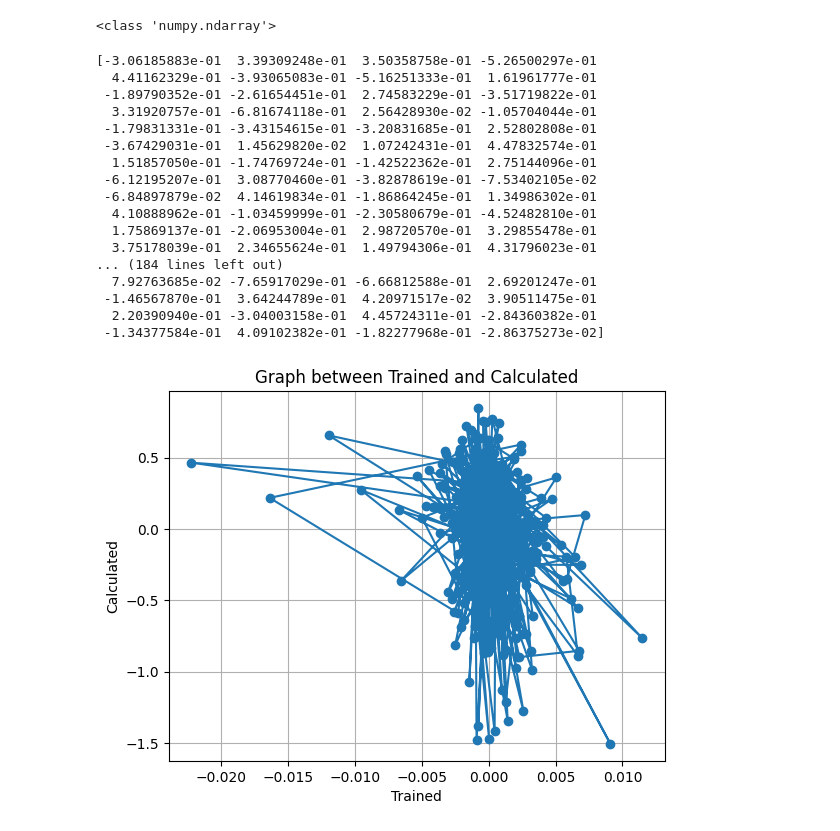
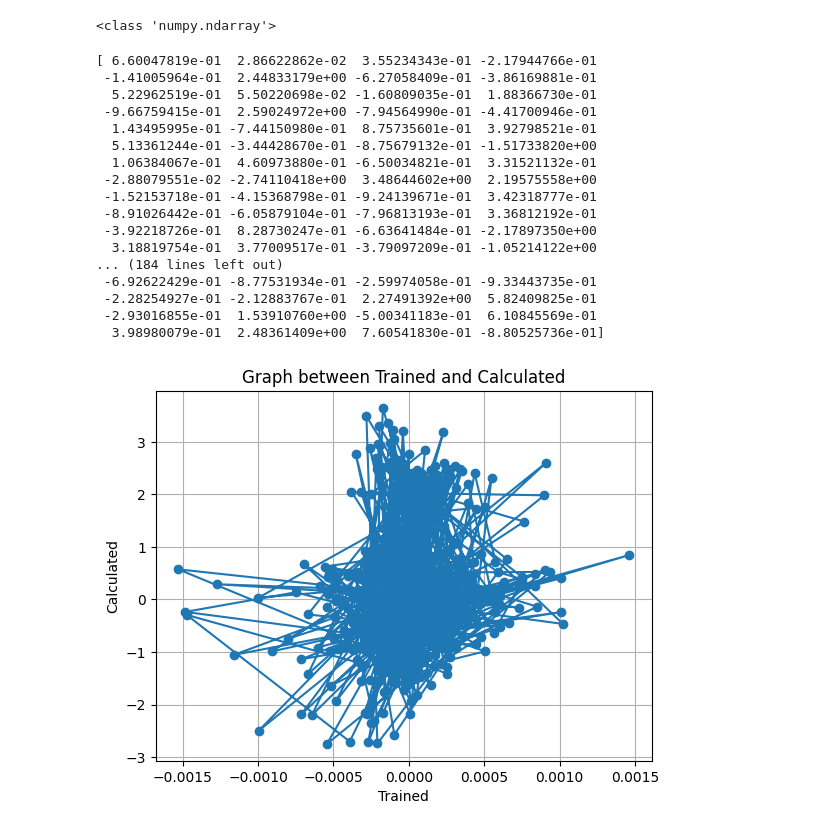
Before and after one commit to ekta0596/DataAcquisition-valuation, a Jupyter notebook: FirstOrderInfluenceWOTrain.ipynb, the cells around one changed output. Saved outputs shown, nothing was run; the diff lists cells and outputs as text; code cells hidden in the pictures.

```diff
--- a/FirstOrderInfluenceWOTrain.ipynb
+++ b/FirstOrderInfluenceWOTrain.ipynb
@@ -110,25 +110,25 @@ def demographic_parity(x_train_temp, y_train_temp, x_test_temp):
     logistic_model.fit(x_train_temp, y_train_temp)
 
     y_pred_proba_temp = logistic_model.predict_proba(x_test_scalar_temp)
-    print(y_pred_proba_temp.shape)
-    print(y_pred_proba_temp)
+    # print(y_pred_proba_temp.shape)
+    # print(y_pred_proba_temp[0:10])
 
     privileged_gp_indices = x_test_temp[x_test_temp['age'] == 1].index
     protected_gp_indices = x_test_temp[x_test_temp['age'] == 0].index
     # y_pred_proba returns an array, how do we know whether that is for the positive label or negative label.
     # assuming it gives us the probability of the positive class
 
+    sum_pri = 0
+    count_pri = 0
     for x in range(len(privileged_gp_indices)):
-        sum_pri = 0
-        count_pri = 0
         # if y_pred_proba_temp[x] > 0.5:
         sum_pri += y_pred_proba_temp[x]
         count_pri += 1
     privileged_positive_pred = sum_pri/count_pri
 
+    sum_pro = 0
+    count_pro = 0
     for x in range(len(protected_gp_indices)):
-        sum_pro = 0
-        count_pro = 0
         # if y_pred_proba_temp[x] > 0.5:
         sum_pro += y_pred_proba_temp[x]
         count_pro += 1
@@ -137,6 +137,6 @@ def demographic_parity(x_train_temp, y_train_temp, x_test_temp):
     # privileged_positive_pred = y_pred_proba[privileged_gp_indices, 1][y_pred_proba[privileged_gp_indices, 1] > 0.5].mean()
     # protected_positive_pred = y_pred_proba[protected_gp_indices, 1][y_pred_proba[protected_gp_indices, 1] > 0.5].mean()
 
-    return privileged_positive_pred - protected_positive_pred
+    return  protected_positive_pred - privileged_positive_pred
 # %%
 dp_ori = demographic_parity(x_train, y_train, x_test)
@@ -162,14 +144,14 @@ dp_ori = demographic_parity(x_train, y_train, x_test)
 # find the influence of each data point in X-train by retraining the model, now we have the actual dp and we need fined the delta for different points for demo parity
 # results are calculated and stored in a file, hence commented to save the train time for 800 iterations
 
-# x_train_a = np.copy(x_train)
-# y_train_a = np.copy(y_train)
+x_train_a = np.copy(x_train)
+y_train_a = np.copy(y_train)
 
-# result = []
+result = []
 
-# for i in range(len(x_train)):
-#     x_train_new = np.append(x_train_a, [x_train[i]], axis=0)
-#     y_train_new = np.append(y_train_a, [y_train[i]])
-#     result.append(demographic_parity(x_train_new, y_train_new, x_test) - dp_ori)
+for i in range(len(x_train)):
+    x_train_new = np.append(x_train_a, [x_train[i]], axis=0)
+    y_train_new = np.append(y_train_a, [y_train[i]])
+    result.append(demographic_parity(x_train_new, y_train_new, x_test) - dp_ori)
 
-# print(result)
+print(result)
@@ -180,7 +164,7 @@ clf = eval('LogisticRegression')(input_size=x_train.shape[-1])
 if isinstance(clf, LogisticRegression):
     loss_func = logistic_loss_torch
 # %%
-del_F_del_theta = del_predictive_parity_del_theta(clf, x_test_orig, x_test_scalar, y_test)
+del_F_del_theta = del_spd_del_theta(clf, x_test_orig, x_test_scalar, y_test)
 print(del_F_del_theta.shape)
 print(type(del_F_del_theta))
 # %% [output]
@@ -227,34 +211,34 @@ print(type(inf))
 # %%
 print(inf)
 # %% [output]
-[-3.06185883e-01  3.39309248e-01  3.50358758e-01 -5.26500297e-01
-  4.41162329e-01 -3.93065083e-01 -5.16251333e-01  1.61961777e-01
- -1.89790352e-01 -2.61654451e-01  2.74583229e-01 -3.51719822e-01
-  3.31920757e-01 -6.81674118e-01  2.56428930e-02 -1.05704044e-01
- -1.79831331e-01 -3.43154615e-01 -3.20831685e-01  2.52802808e-01
- -3.67429031e-01  1.45629820e-02  1.07242431e-01  4.47832574e-01
-  1.51857050e-01 -1.74769724e-01 -1.42522362e-01  2.75144096e-01
- -6.12195207e-01  3.08770460e-01 -3.82878619e-01 -7.53402105e-02
- -6.84897879e-02  4.14619834e-01 -1.86864245e-01  1.34986302e-01
-  4.10888962e-01 -1.03459999e-01 -2.30580679e-01 -4.52482810e-01
-  1.75869137e-01 -2.06953004e-01  2.98720570e-01  3.29855478e-01
-  3.75178039e-01  2.34655624e-01  1.49794306e-01  4.31796023e-01
+[ 6.60047819e-01  2.86622862e-02  3.55234343e-01 -2.17944766e-01
+ -1.41005964e-01  2.44833179e+00 -6.27058409e-01 -3.86169881e-01
+  5.22962519e-01  5.50220698e-02 -1.60809035e-01  1.88366730e-01
+ -9.66759415e-01  2.59024972e+00 -7.94564990e-01 -4.41700946e-01
+  1.43495995e-01 -7.44150980e-01  8.75735601e-01  3.92798521e-01
+  5.13361244e-01 -3.44428670e-01 -8.75679132e-01 -1.51733820e+00
+  1.06384067e-01  4.60973880e-01 -6.50034821e-01  3.31521132e-01
+ -2.88079551e-02 -2.74110418e+00  3.48644602e+00  2.19575558e+00
+ -1.52153718e-01 -4.15368798e-01 -9.24139671e-01  3.42318777e-01
+ -8.91026442e-01 -6.05879104e-01 -7.96813193e-01  3.36812192e-01
+ -3.92218726e-01  8.28730247e-01 -6.63641484e-01 -2.17897350e+00
+  3.18819754e-01  3.77009517e-01 -3.79097209e-01 -1.05214122e+00
 ... (184 lines left out)
-  7.92763685e-02 -7.65917029e-01 -6.66812588e-01  2.69201247e-01
- -1.46567870e-01  3.64244789e-01  4.20971517e-02  3.90511475e-01
-  2.20390940e-01 -3.04003158e-01  4.45724311e-01 -2.84360382e-01
- -1.34377584e-01  4.09102382e-01 -1.82277968e-01 -2.86375273e-02]
+ -6.92622429e-01 -8.77531934e-01 -2.59974058e-01 -9.33443735e-01
+ -2.28254927e-01 -2.12883767e-01  2.27491392e+00  5.82409825e-01
+ -2.93016855e-01  1.53910760e+00 -5.00341183e-01  6.10845569e-01
+  3.98980079e-01  2.48361409e+00  7.60541830e-01 -8.80525736e-01]
 # %%
-result = np.load('trained_dp.npy')
-trained_arr = np.array(result)
+# result = np.load('trained_dp.npy')
+# trained_arr = np.array(result)
 # %%
 import matplotlib.pyplot as plt
-df = pd.DataFrame({'Trained': trained_arr, 'Calculated': inf})
+df = pd.DataFrame({'Trained': result, 'Calculated': inf})
 plt.plot(df['Trained'], df['Calculated'], marker='o', linestyle='-')
 plt.title('Graph between Trained and Calculated')
 plt.xlabel('Trained')
 plt.ylabel('Calculated')
 plt.grid(True)
 plt.show()
 # %% [output]
-[figure, old version]
+[figure, new version]
```
Also changed, not shown: parts of 2 cells of this notebook, 1 other file.
